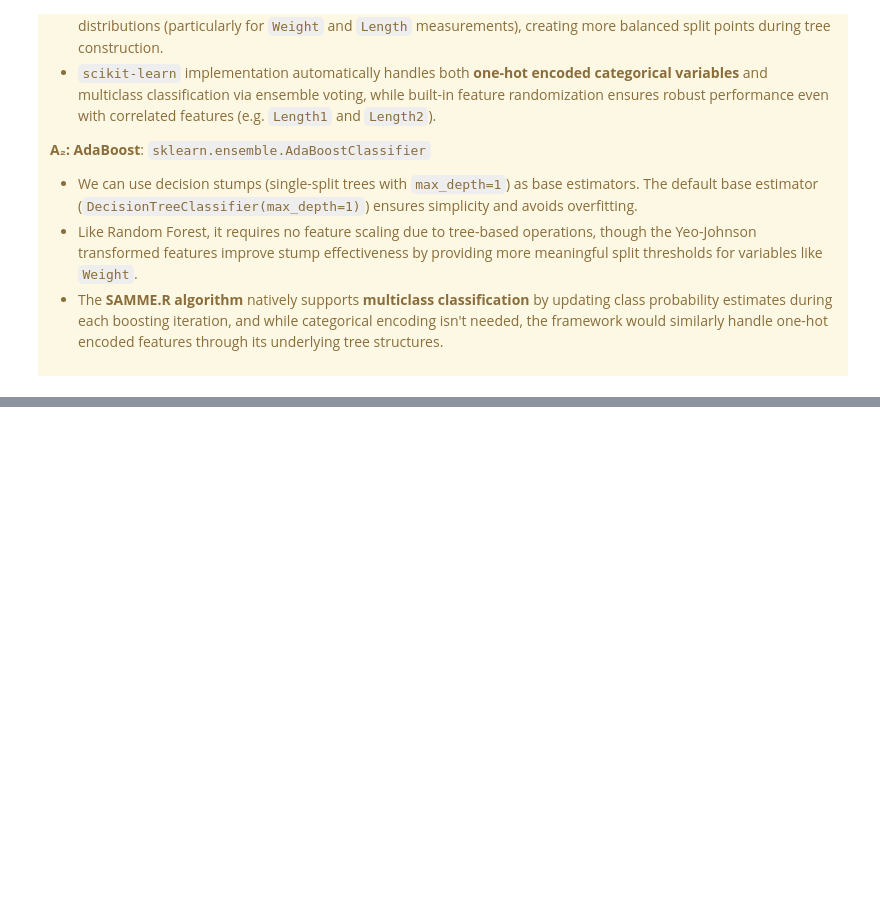
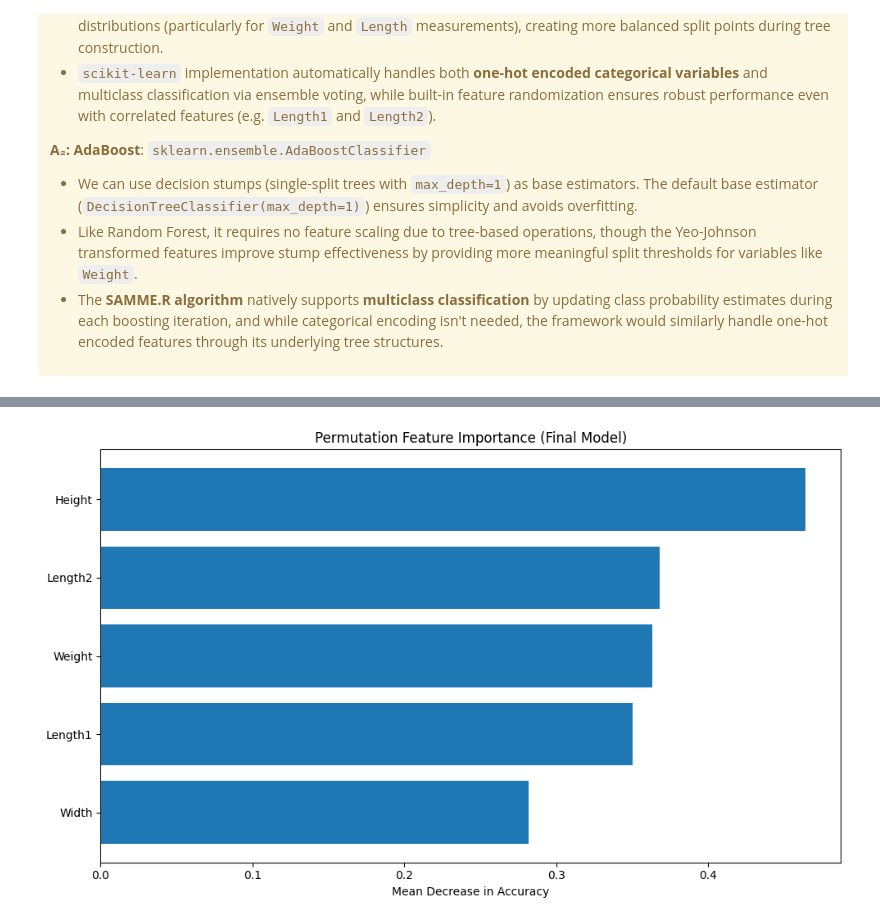
Before and after one commit to heansuh/ml_fish, a Jupyter notebook: experiments.ipynb, the cells around one changed output, grey strips where cells are left out. Saved outputs shown, nothing was run; the diff lists cells and outputs as text; code cells hidden in the pictures; blank space fills up the shorter version.

```diff
--- a/experiments.ipynb
+++ b/experiments.ipynb
@@ -531,0 +549,21 @@ The implementations of A₁ and A₂ in `scikit-learn` will be used in this mann
+# %%
+# Define models to evaluate with default parameters
+models = {
+    "B": DummyClassifier(strategy='stratified', random_state=42),
+    "A1": RandomForestClassifier(random_state=42),
+    "A2": AdaBoostClassifier(random_state=42)
+}
+# %%
+# Train and evaluate each model
+results_default = []
+
+for name, model in models.items():
+    model.fit(X_train, y_train)
+    y_pred = model.predict(X_test)
+    acc = accuracy_score(y_test, y_pred)
+    f1 = f1_score(y_test, y_pred, average='macro')
+    results_default.append({"Model": name, "Accuracy": acc, "F1 Macro": f1})
+
+# Display in tabular format
+df_results_default = pd.DataFrame(results_default)
+df_results_default
@@ -531,0 +1045,17 @@ The implementations of A₁ and A₂ in `scikit-learn` will be used in this mann
+# %%
+# Final model M is the best performing model from the grid search of A1
+m = RandomForestClassifier(n_estimators=200, max_depth=20, min_samples_split=2, random_state=42)
+m.fit(X_train, y_train)
+
+result_m_acc = permutation_importance(m, X_test, y_test, scoring='accuracy', n_repeats=10, random_state=42)
+
+sorted_idx = result_m_acc.importances_mean.argsort()
+plt.figure(figsize=(10, 6))
+plt.barh(range(len(sorted_idx)), result_m_acc.importances_mean[sorted_idx])
+plt.yticks(range(len(sorted_idx)), np.array(X_test.columns)[sorted_idx])
+plt.xlabel("Mean Decrease in Accuracy")
+plt.title("Permutation Feature Importance (Final Model)")
+plt.tight_layout()
+plt.show()
+# %% [output]
+[figure, added]
```
Also changed, not shown: parts of 47 cells of this notebook, 5 other files.
